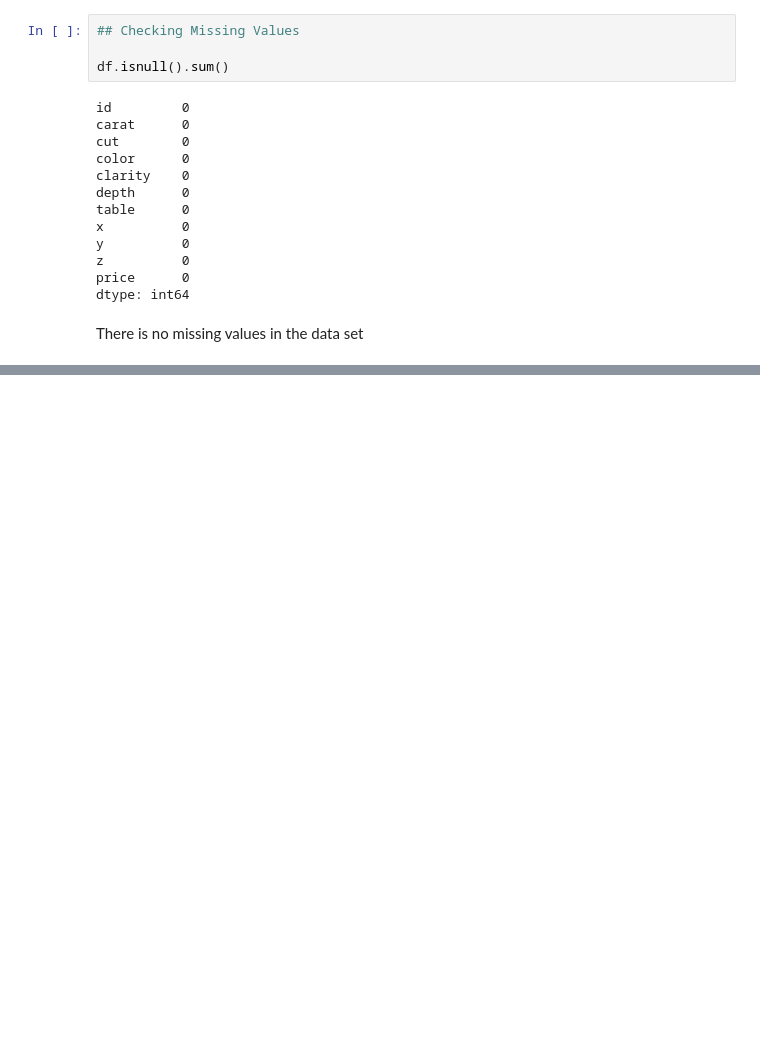
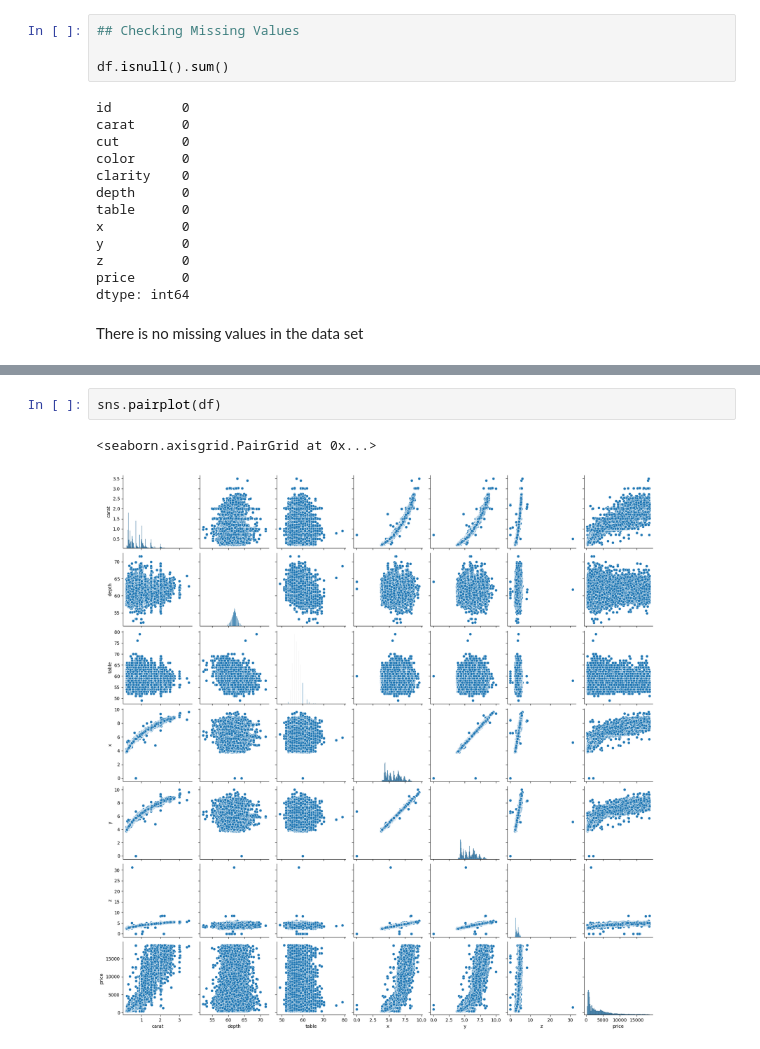
Before and after one commit to romitdubey/diamond-price-prediction, a Jupyter notebook: notebooks/EDA.ipynb, the cells around one changed output, grey strips where cells are left out. Saved outputs shown, nothing was run; the diff lists cells and outputs as text; blank space fills up the shorter version.

```diff
--- a/notebooks/EDA.ipynb
+++ b/notebooks/EDA.ipynb
@@ -87,0 +147,5 @@ There is no missing values in the data set
+# %%
+sns.pairplot(df)
+# %% [output]
+<seaborn.axisgrid.PairGrid at 0x...>
+[figure, added]
```
Also changed, not shown: parts of 14 cells of this notebook, 1 other file.
